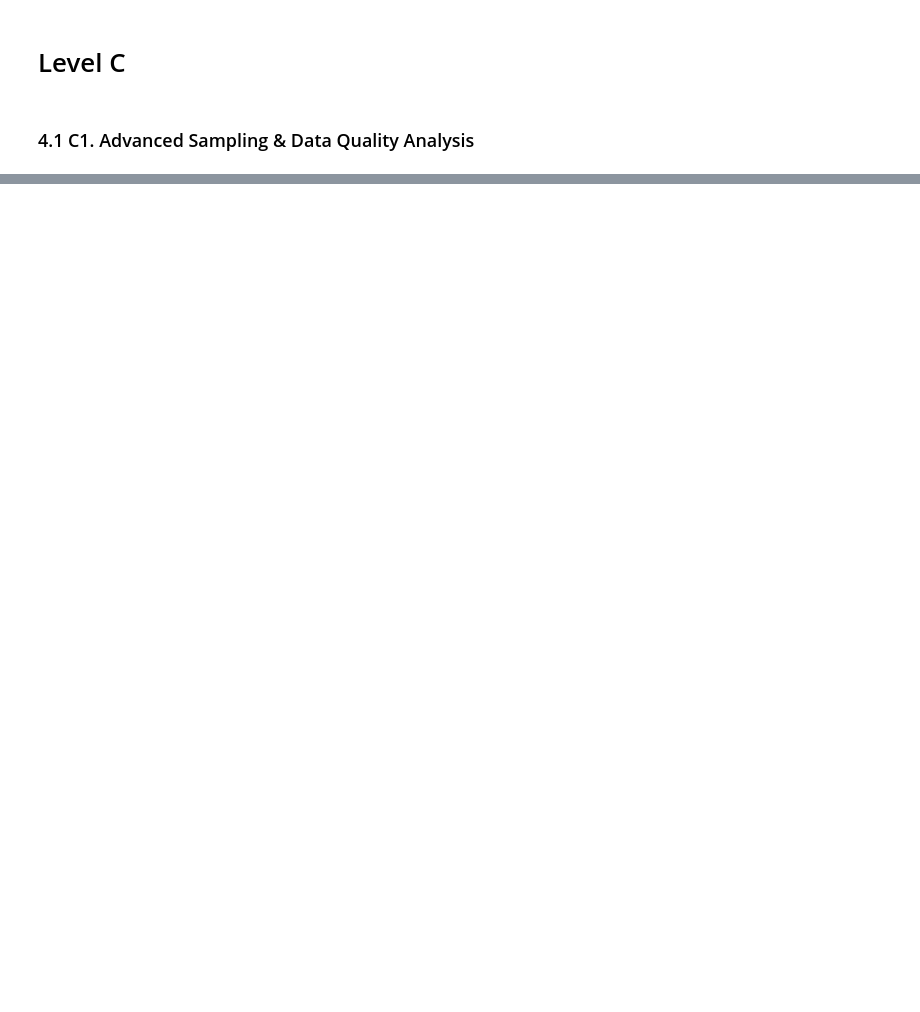
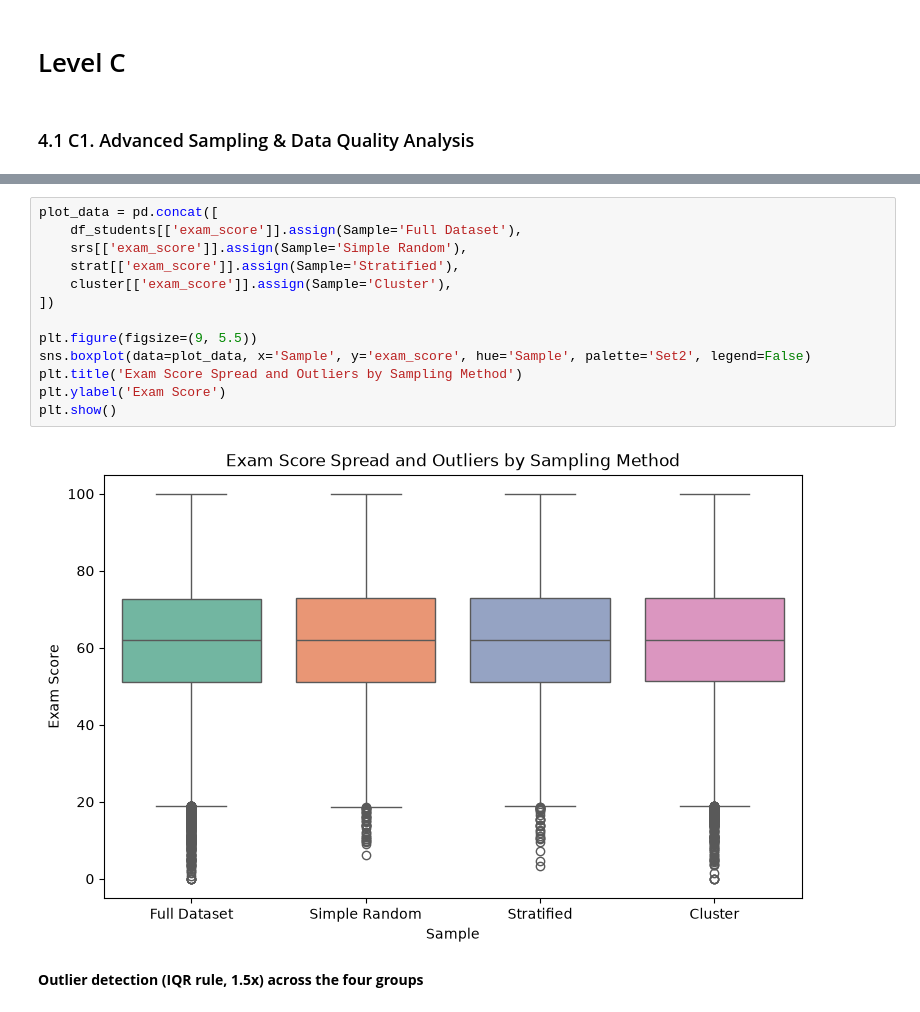
Before and after one commit to Castiel06m/machine_learning_practice, a Jupyter notebook: sis.ipynb, the cells around one changed output, grey strips where cells are left out. Drawn from its saved outputs; the diff is of its cells as text; blank space fills up the shorter version.

```diff
--- a/SIS1.ipynb
+++ b/sis.ipynb
@@ -654,0 +845,17 @@ The left plot uses just 2 of the 11 raw features (alcohol vs. volatile acidity)
+# %%
+plot_data = pd.concat([
+    df_students[['exam_score']].assign(Sample='Full Dataset'),
+    srs[['exam_score']].assign(Sample='Simple Random'),
+    strat[['exam_score']].assign(Sample='Stratified'),
+    cluster[['exam_score']].assign(Sample='Cluster'),
+])
+
+plt.figure(figsize=(9, 5.5))
+sns.boxplot(data=plot_data, x='Sample', y='exam_score', hue='Sample', palette='Set2', legend=False)
+plt.title('Exam Score Spread and Outliers by Sampling Method')
+plt.ylabel('Exam Score')
+plt.show()
+# %% [output]
+[figure, added]
+# %% [markdown]
+**Outlier detection (IQR rule, 1.5x) across the four groups**
```
Also changed, not shown: parts of 27 cells of this notebook.
